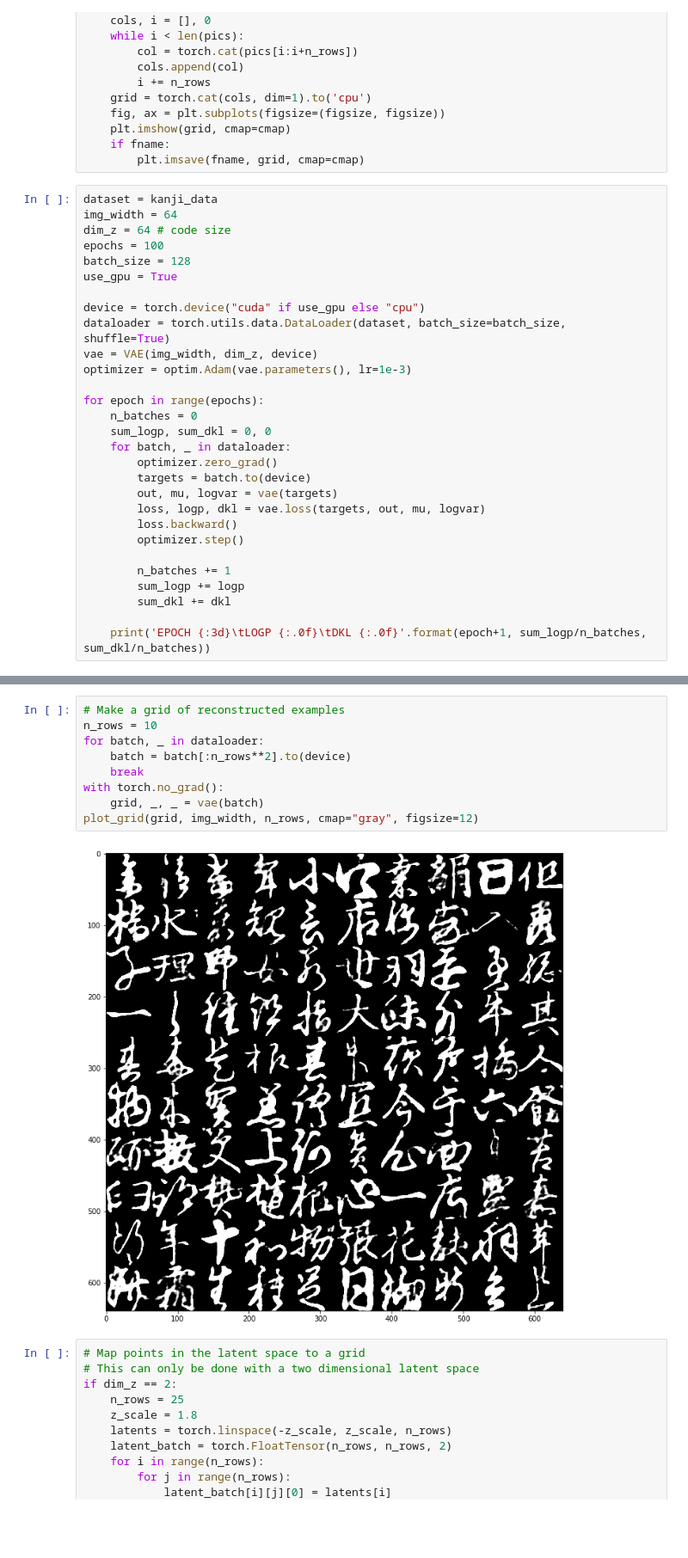
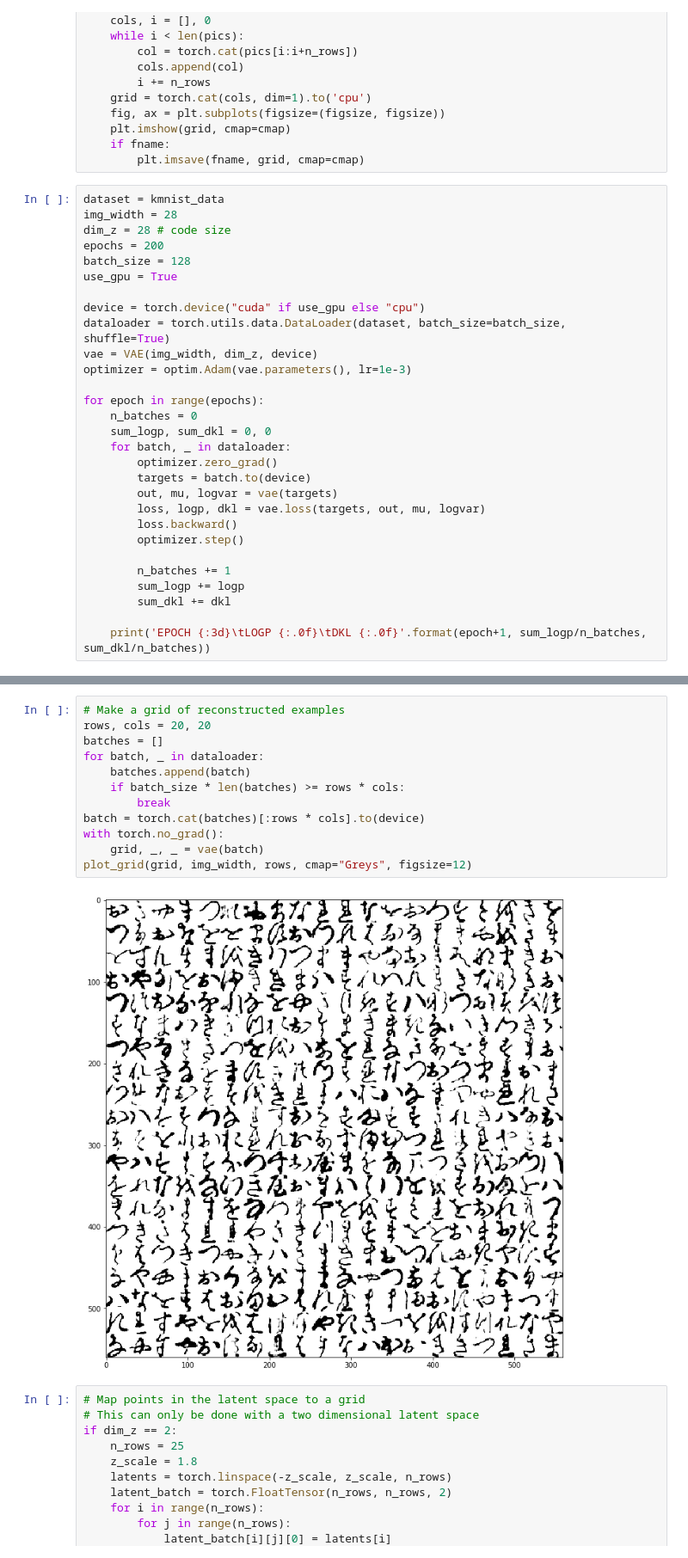
Before and after one commit to darzee76/vae, a Jupyter notebook: vae_conv-bernoulli.ipynb, the cells around one changed output, grey strips where cells are left out. Shown: that part at 86% size. Saved outputs shown, nothing was run; the diff lists cells and outputs as text; blank space fills up the shorter version.

Commit message:
Improve sampling for reconstructed grid

```diff
--- a/vae_conv-bernoulli.ipynb
+++ b/vae_conv-bernoulli.ipynb
@@ -108,10 +108,10 @@ def plot_grid(batch, img_width, n_rows, cmap="gray", fname=None, figsize=12):
     if fname:
         plt.imsave(fname, grid, cmap=cmap)
 # %%
-dataset = kanji_data
-img_width = 64
-dim_z = 64 # code size
-epochs = 100
+dataset = kmnist_data
+img_width = 28
+dim_z = 28 # code size
+epochs = 200
 batch_size = 128
 use_gpu = True
 
@@ -146,14 +146,17 @@ plot_grid(batch, img_width, rows, cmap="gray", figsize=12)
 # %%
 # Make a grid of reconstructed examples
-n_rows = 10
+rows, cols = 20, 20
+batches = []
 for batch, _ in dataloader:
-    batch = batch[:n_rows**2].to(device)
-    break
+    batches.append(batch)
+    if batch_size * len(batches) >= rows * cols:
+        break
+batch = torch.cat(batches)[:rows * cols].to(device)
 with torch.no_grad():
     grid, _, _ = vae(batch)
-plot_grid(grid, img_width, n_rows, cmap="gray", figsize=12)
+plot_grid(grid, img_width, rows, cmap="Greys", figsize=12)
 # %% [output]
-[figure, old version]
+[figure, new version]
 # %%
 # Map points in the latent space to a grid
 # This can only be done with a two dimensional latent space
```
Also changed, not shown: parts of 1 cell of this notebook, 1 other file.
